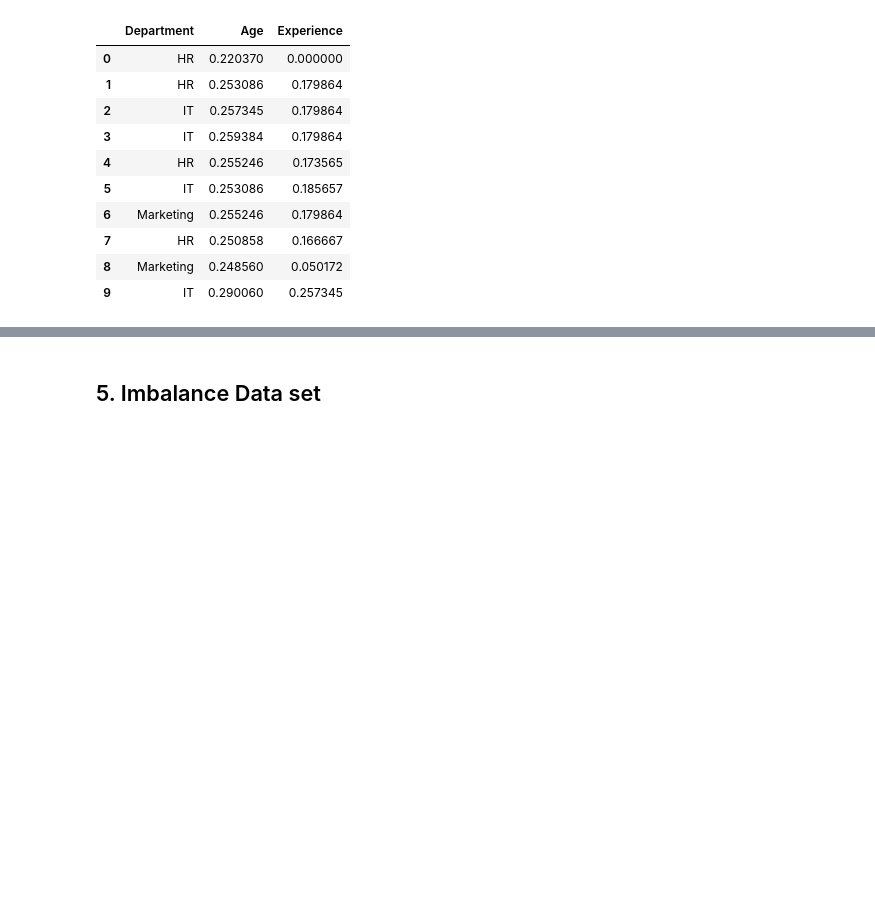
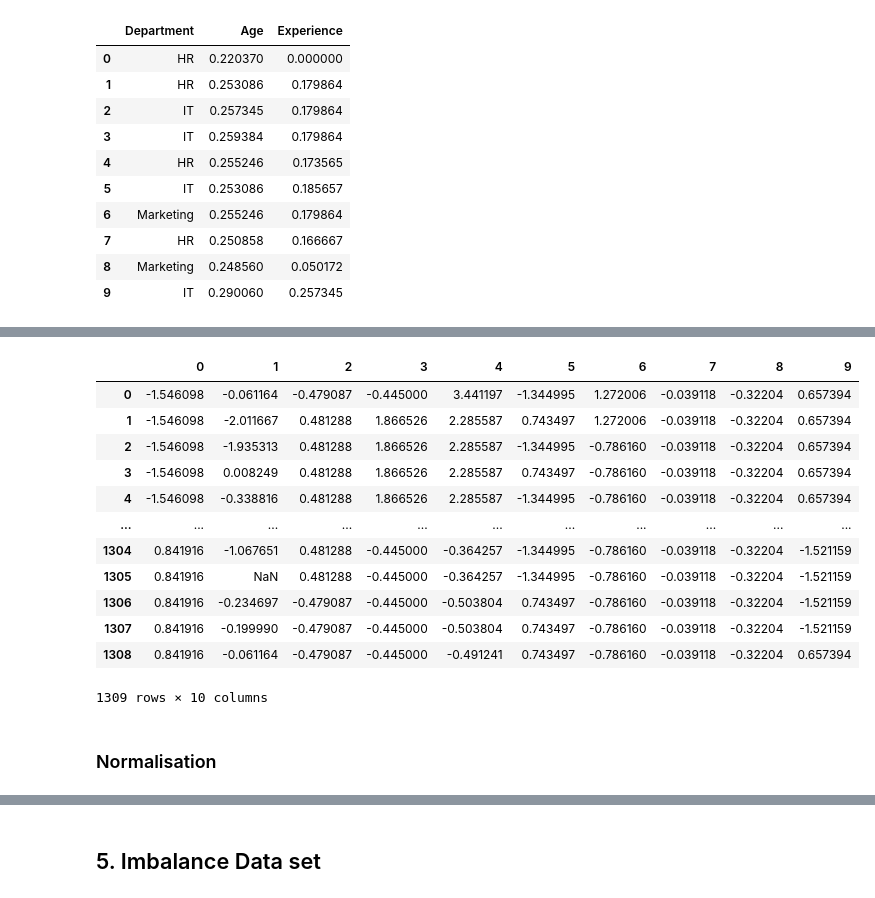
Before and after one commit to Selvam-DG/Data_Science, a Jupyter notebook: Stats/DATA PREPROCESSING.ipynb, the cells around one changed output, grey strips where cells are left out. Saved outputs shown, nothing was run; the diff lists cells and outputs as text; code cells hidden in the pictures; blank space fills up the shorter version.

```diff
--- a/Stats/DATA PREPROCESSING.ipynb
+++ b/Stats/DATA PREPROCESSING.ipynb
@@ -508,0 +653,3 @@ df
+# %%
+titanic = pd.get_dummies(titanic,columns=['Embarked'])
+titanic.head()
@@ -508,0 +663,3 @@ df
+# %%
+titanic = titanic.drop(['Gender_0','Status_0','Embarked_0'],axis =1)
+titanic.head()
@@ -508,0 +684,3 @@ df
+# %%
+tit_fs = titanic.iloc[:,:]. values
+tit_fs
@@ -508,0 +697,4 @@ df
+# %%
+from sklearn.preprocessing import StandardScaler
+ss = StandardScaler()
+tit_fs_ss = ss.fit_transform(tit_fs)
@@ -508,0 +717,19 @@ df
+# %%
+tit1 = pd.DataFrame(tit_fs_ss)
+tit1
+# %% [output]
+|  | 0 | 1 | 2 | 3 | 4 | 5 | 6 | 7 | 8 | 9 |
+| 0 | -1.546098 | -0.061164 | -0.479087 | -0.445000 | 3.441197 | -1.344995 | 1.272006 | -0.039118 | -0.32204 | 0.657394 |
+| 1 | -1.546098 | -2.011667 | 0.481288 | 1.866526 | 2.285587 | 0.743497 | 1.272006 | -0.039118 | -0.32204 | 0.657394 |
+| 2 | -1.546098 | -1.935313 | 0.481288 | 1.866526 | 2.285587 | -1.344995 | -0.786160 | -0.039118 | -0.32204 | 0.657394 |
+| 3 | -1.546098 | 0.008249 | 0.481288 | 1.866526 | 2.285587 | 0.743497 | -0.786160 | -0.039118 | -0.32204 | 0.657394 |
+| 4 | -1.546098 | -0.338816 | 0.481288 | 1.866526 | 2.285587 | -1.344995 | -0.786160 | -0.039118 | -0.32204 | 0.657394 |
+| ... | ... | ... | ... | ... | ... | ... | ... | ... | ... | ... |
+| 1304 | 0.841916 | -1.067651 | 0.481288 | -0.445000 | -0.364257 | -1.344995 | -0.786160 | -0.039118 | -0.32204 | -1.521159 |
+| 1305 | 0.841916 | NaN | 0.481288 | -0.445000 | -0.364257 | -1.344995 | -0.786160 | -0.039118 | -0.32204 | -1.521159 |
+| 1306 | 0.841916 | -0.234697 | -0.479087 | -0.445000 | -0.503804 | 0.743497 | -0.786160 | -0.039118 | -0.32204 | -1.521159 |
+| 1307 | 0.841916 | -0.199990 | -0.479087 | -0.445000 | -0.503804 | 0.743497 | -0.786160 | -0.039118 | -0.32204 | -1.521159 |
+| 1308 | 0.841916 | -0.061164 | -0.479087 | -0.445000 | -0.491241 | 0.743497 | -0.786160 | -0.039118 | -0.32204 | 0.657394 |
+1309 rows × 10 columns
+# %% [markdown]
+### Normalisation
```
Also changed, not shown: parts of 30 cells of this notebook, 1 other file.
